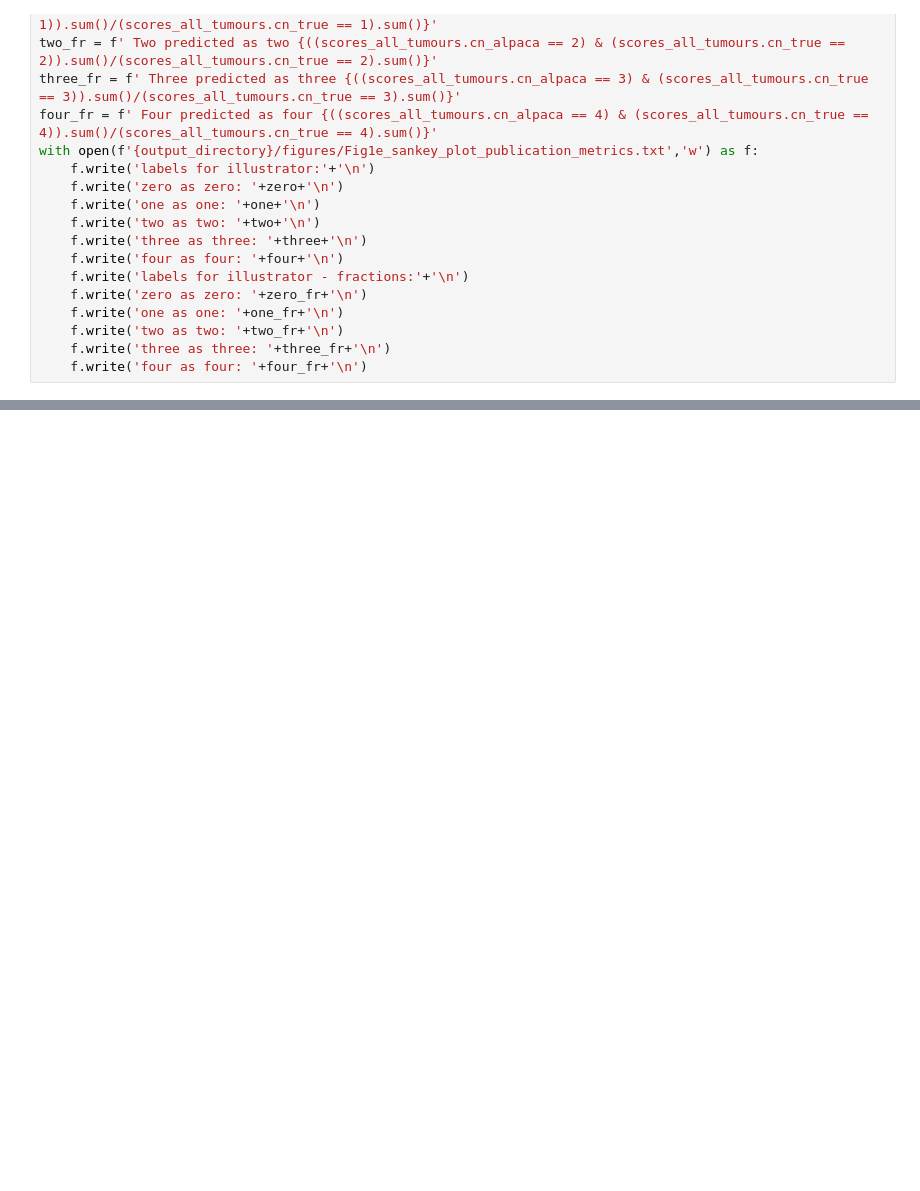
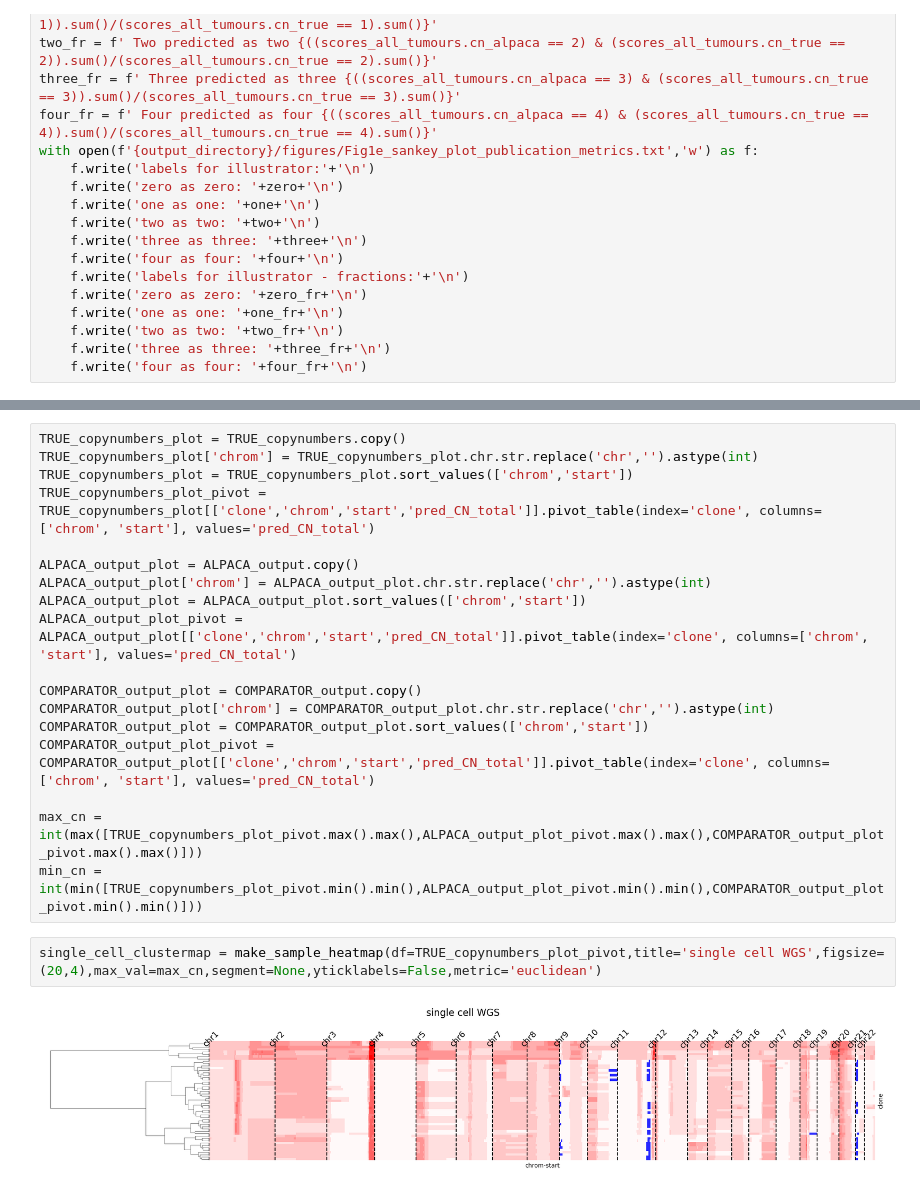
Before and after one commit to McGranahanLab/ALPACA-paper, a Jupyter notebook: bin/ANALYSIS/Fig1.ipynb, the cells around one changed output, grey strips where cells are left out. Saved outputs shown, nothing was run; the diff lists cells and outputs as text; blank space fills up the shorter version.

```diff
--- a/bin/ANALYSIS/Fig1.ipynb
+++ b/bin/ANALYSIS/Fig1.ipynb
@@ -127,0 +863,22 @@ with open(f'{output_directory}/figures/Fig1e_sankey_plot_publication_metrics.txt
+# %%
+TRUE_copynumbers_plot = TRUE_copynumbers.copy()
+TRUE_copynumbers_plot['chrom'] = TRUE_copynumbers_plot.chr.str.replace('chr','').astype(int)
+TRUE_copynumbers_plot = TRUE_copynumbers_plot.sort_values(['chrom','start'])
+TRUE_copynumbers_plot_pivot = TRUE_copynumbers_plot[['clone','chrom','start','pred_CN_total']].pivot_table(index='clone', columns=['chrom', 'start'], values='pred_CN_total')
+
+ALPACA_output_plot = ALPACA_output.copy()
+ALPACA_output_plot['chrom'] = ALPACA_output_plot.chr.str.replace('chr','').astype(int)
+ALPACA_output_plot = ALPACA_output_plot.sort_values(['chrom','start'])
+ALPACA_output_plot_pivot = ALPACA_output_plot[['clone','chrom','start','pred_CN_total']].pivot_table(index='clone', columns=['chrom', 'start'], values='pred_CN_total')
+
+COMPARATOR_output_plot = COMPARATOR_output.copy()
+COMPARATOR_output_plot['chrom'] = COMPARATOR_output_plot.chr.str.replace('chr','').astype(int)
+COMPARATOR_output_plot = COMPARATOR_output_plot.sort_values(['chrom','start'])
+COMPARATOR_output_plot_pivot = COMPARATOR_output_plot[['clone','chrom','start','pred_CN_total']].pivot_table(index='clone', columns=['chrom', 'start'], values='pred_CN_total')
+
+max_cn = int(max([TRUE_copynumbers_plot_pivot.max().max(),ALPACA_output_plot_pivot.max().max(),COMPARATOR_output_plot_pivot.max().max()]))
+min_cn = int(min([TRUE_copynumbers_plot_pivot.min().min(),ALPACA_output_plot_pivot.min().min(),COMPARATOR_output_plot_pivot.min().min()]))
+# %%
+single_cell_clustermap = make_sample_heatmap(df=TRUE_copynumbers_plot_pivot,title='single cell WGS',figsize=(20,4),max_val=max_cn,segment=None,yticklabels=False,metric='euclidean')
+# %% [output]
+[figure, added]
```
Also changed, not shown: parts of 22 cells of this notebook, 19 other files.
